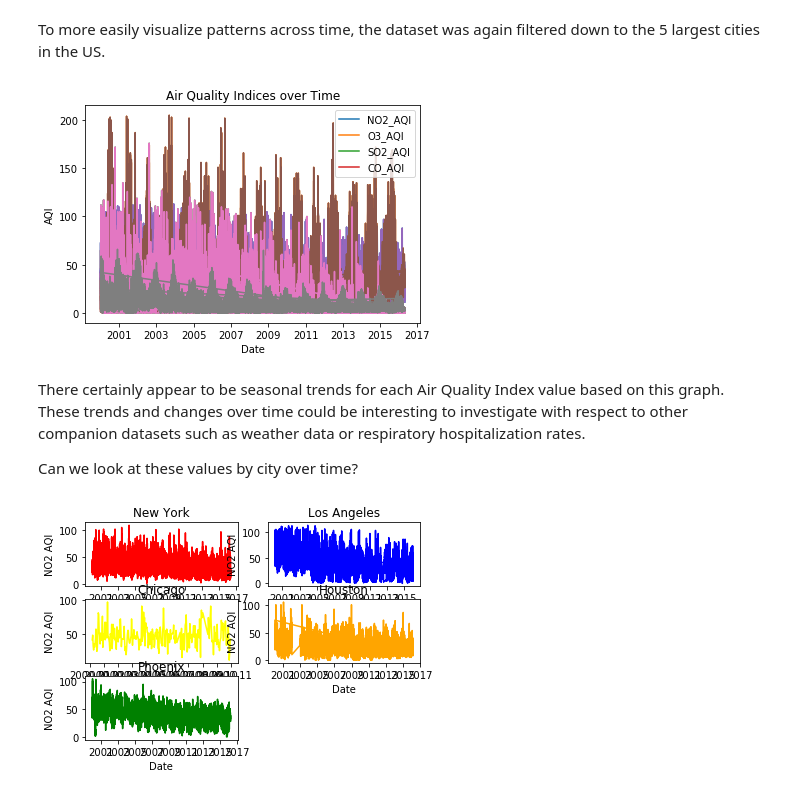
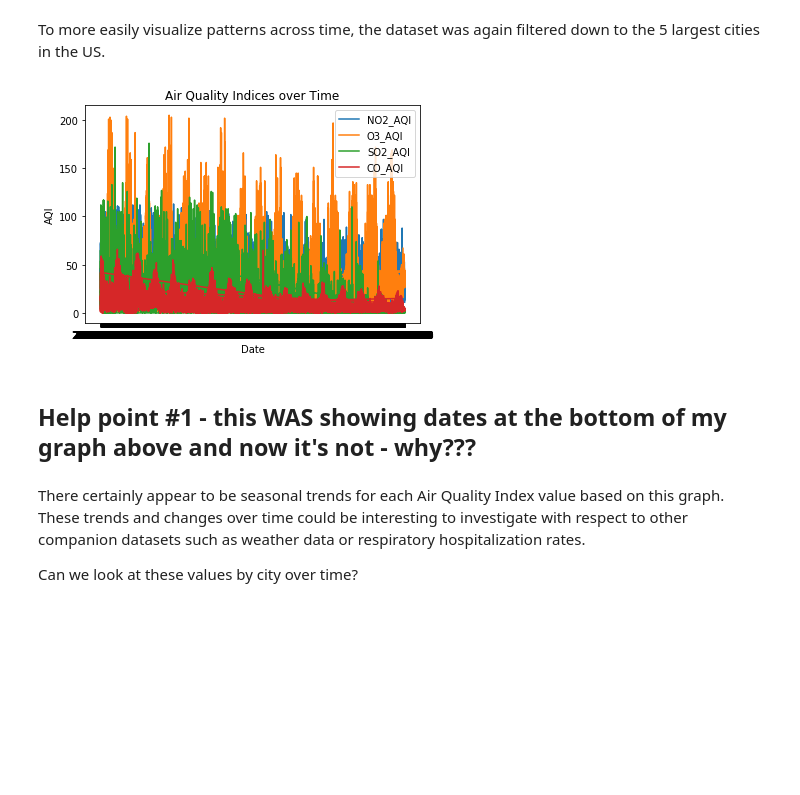
Before and after one commit to bouncebarkrun/Springboard-Data-Science-Career-Track, a Jupyter notebook: 1st Capstone Project/Capstone 1 EDA.ipynb, the cells around one changed output. Drawn from its saved outputs; the diff is of its cells as text; code cells hidden in the pictures; blank space fills up the shorter version.

```diff
--- a/1st Capstone Project/Capstone 1 EDA.ipynb
+++ b/1st Capstone Project/Capstone 1 EDA.ipynb
@@ -208,50 +209,17 @@ top5cities = ['New York', 'Los Angeles', 'Chicago', 'Houston', 'Phoenix']
 top5 = pollution[pollution['City'].isin(top5cities)]
 # %%
 AQI = ['NO2_AQI', 'O3_AQI', 'SO2_AQI', 'CO_AQI']
-plt.plot_date(top5['Date_Local'], top5[ASI], linestyle='solid', marker='None')
+plt.plot_date(top5['Date_Local'], top5[AQI], linestyle='solid', marker='None')
 plt.title('Air Quality Indices over Time')
 plt.legend(AQI)
 plt.xlabel('Date')
 plt.ylabel('AQI')
 plt.show()
 # %% [output]
-[figure, old version]
+[figure, new version]
+# %% [markdown]
+## Help point #1 - this WAS showing dates at the bottom of my graph above and now it's not - why???
 # %% [markdown]
 There certainly appear to be seasonal trends for each Air Quality Index value based on this graph.  These trends and changes over time could be interesting to investigate with respect to other companion datasets such as weather data or respiratory hospitalization rates.
 
 Can we look at these values by city over time?
-# %%
-plt.subplot(3, 2, 1)
-NY = pollution[(pollution.City=='New York')]
-plt.plot_date(NY['Date_Local'], NY['NO2_AQI'], linestyle='solid', marker='None', c='red')
-plt.xlabel('Date')
-plt.ylabel('NO2 AQI')
-plt.title('New York')
-plt.subplot(3, 2, 2)
-LA = pollution[(pollution.City=='Los Angeles')]
-plt.plot_date(LA['Date_Local'], LA['NO2_AQI'], linestyle='solid', marker='None', c='blue')
-plt.xlabel('Date')
-plt.ylabel('NO2 AQI')
-plt.title('Los Angeles')
-plt.subplot(3, 2, 3)
-CHI = pollution[(pollution.City=='Chicago')]
-plt.plot_date(CHI['Date_Local'], CHI['NO2_AQI'], linestyle='solid', marker='None', c='yellow')
-plt.xlabel('Date')
-plt.ylabel('NO2 AQI')
-plt.title('Chicago')
-plt.subplot(3, 2, 4)
-HOU = pollution[(pollution.City=='Houston')]
-plt.plot_date(HOU['Date_Local'], HOU['NO2_AQI'], linestyle='solid', marker='None', c='orange')
-plt.xlabel('Date')
-plt.ylabel('NO2 AQI')
-plt.title('Houston')
-plt.subplot(3, 2, 5)
-PHX = pollution[(pollution.City=='Phoenix')]
-plt.plot_date(PHX['Date_Local'], PHX['NO2_AQI'], linestyle='solid', marker='None', c='green')
-plt.xlabel('Date')
-plt.ylabel('NO2 AQI')
-plt.title('Phoenix')
-
-plt.show()
-# %% [output]
-[figure, removed]
```
Also changed, not shown: parts of 8 cells of this notebook.
